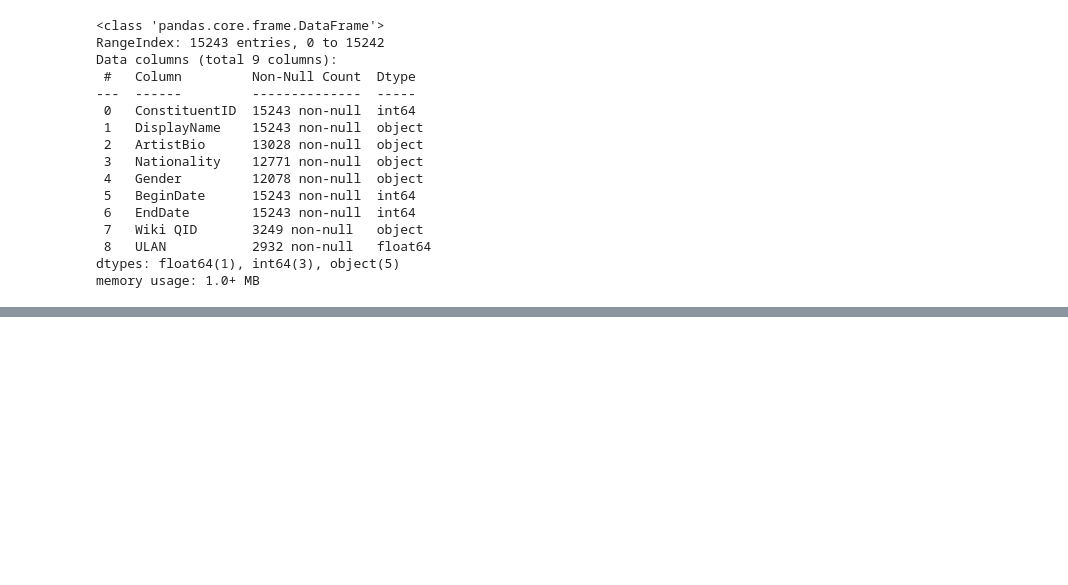
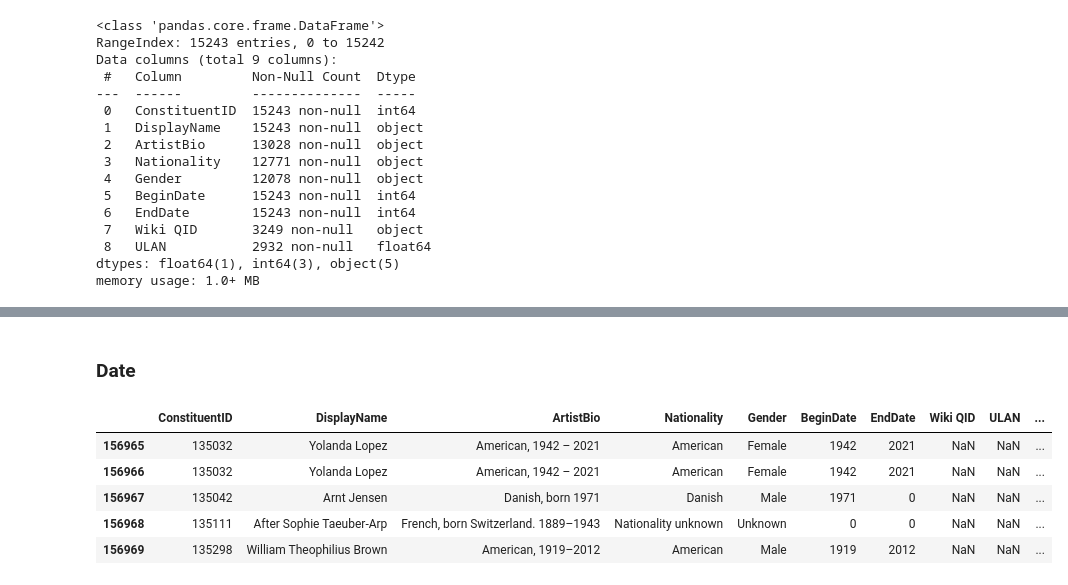
Before and after one commit to Data-Epic/Shadow-Ops, a Jupyter notebook: project-4/data_cleaning.ipynb, the cells around one changed output, grey strips where cells are left out. Cells and saved outputs as stored; diff of their text form; code cells hidden in the pictures; blank space fills up the shorter version.

```diff
--- a/project-4/data_cleaning.ipynb
+++ b/project-4/data_cleaning.ipynb
@@ -70,0 +157,3 @@ artwork_data.head()
+# %%
+# removing extra whitespaces
+artwork_data["DisplayName"] = artwork_data.DisplayName.str.strip()
@@ -70,0 +183,6 @@ artwork_data.head()
+# %%
+#replace the nan values with "Nationality unknown"
+artwork_data.Nationality.fillna("Nationality unknown", inplace=True)
+
+# check if there is still missing values
+artwork_data.Nationality.isna().sum()
@@ -70,0 +198,6 @@ artwork_data.head()
+# %%
+# replace the lower case gender with upper case using .title
+artwork_data["Gender"] = artwork_data.Gender.str.title()
+
+# confirm the unique items
+artwork_data.Gender.unique()
@@ -70,0 +206,6 @@ artwork_data.head()
+# %%
+# add a third category of unknown gender
+artwork_data.Gender.fillna("Unknown", inplace=True)
+
+# confirm the unique items
+artwork_data.Gender.unique()
@@ -70,0 +255,11 @@ artwork_data.head()
+# %% [markdown]
+### Date
+# %%
+artwork_data.tail()
+# %% [output]
+|  | ConstituentID | DisplayName | ArtistBio | Nationality | Gender | BeginDate | EndDate | Wiki QID | ULAN | ... |
+| 156965 | 135032 | Yolanda Lopez | American, 1942 – 2021 | American | Female | 1942 | 2021 | NaN | NaN | ... |
+| 156966 | 135032 | Yolanda Lopez | American, 1942 – 2021 | American | Female | 1942 | 2021 | NaN | NaN | ... |
+| 156967 | 135042 | Arnt Jensen | Danish, born 1971 | Danish | Male | 1971 | 0 | NaN | NaN | ... |
+| 156968 | 135111 | After Sophie Taeuber-Arp | French, born Switzerland. 1889–1943 | Nationality unknown | Unknown | 0 | 0 | NaN | NaN | ... |
+| 156969 | 135298 | William Theophilius Brown | American, 1919–2012 | American | Male | 1919 | 2012 | NaN | NaN | ... |
```
Also changed, not shown: parts of 68 cells of this notebook.
